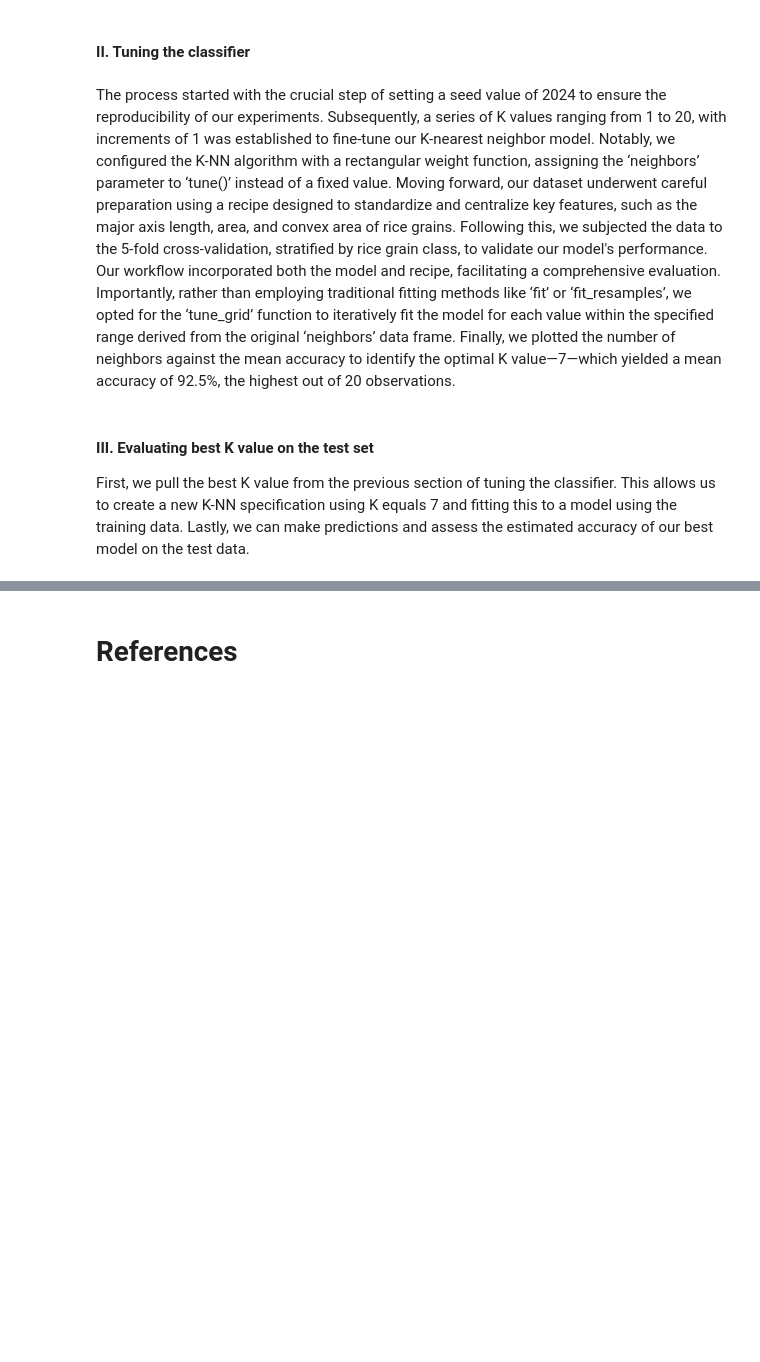
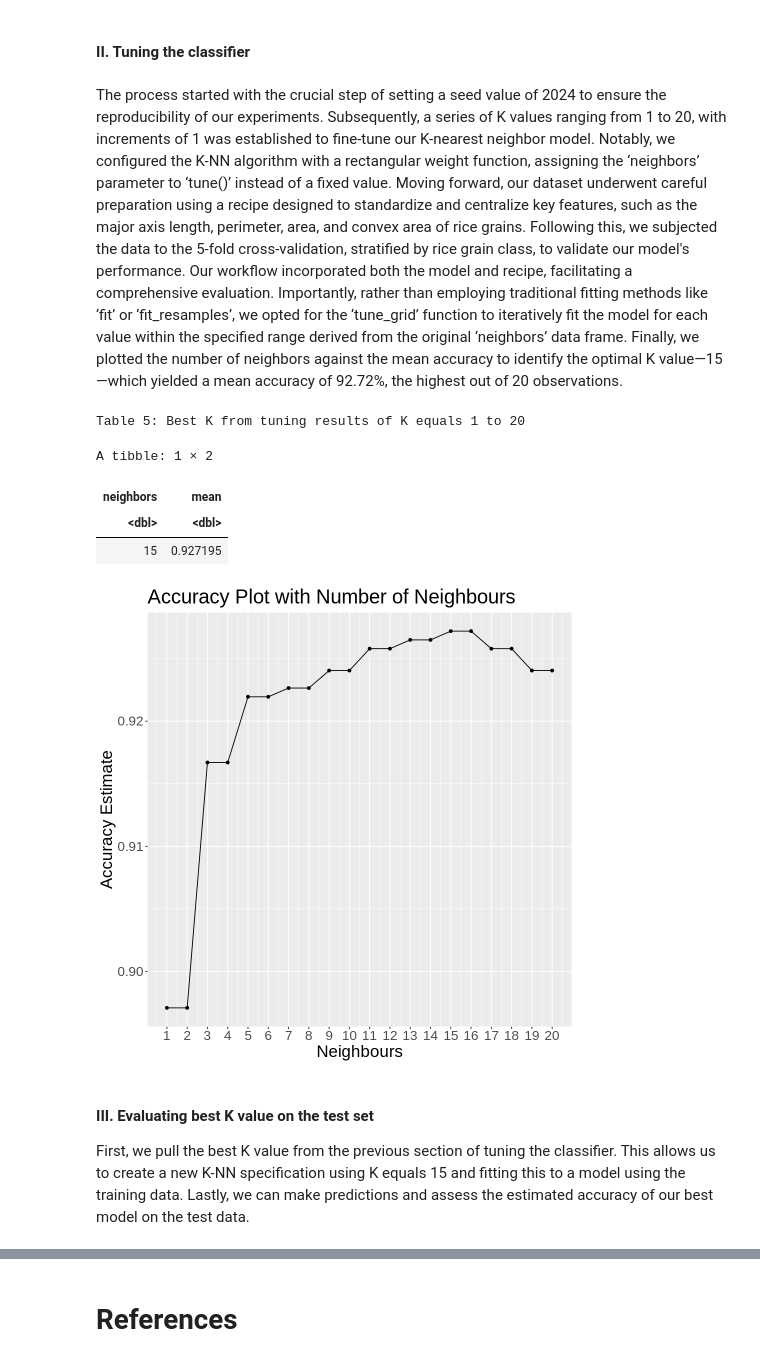
Before and after one commit to trungnguyen21/group_project_dsci, a Jupyter notebook: Group13_Report.ipynb, the cells around one changed output, grey strips where cells are left out. Saved outputs shown, nothing was run; the diff lists cells and outputs as text; code cells hidden in the pictures; blank space fills up the shorter version.

```diff
--- a/Group13_Report.ipynb
+++ b/Group13_Report.ipynb
@@ -263,4 +284,4 @@ accuracies_plot
 # %% [markdown]
 #### II. Tuning the classifier
 # %% [markdown]
-The process started with the crucial step of setting a seed value of 2024 to ensure the reproducibility of our experiments. Subsequently, a series of K values ranging from 1 to 20, with increments of 1 was established to fine-tune our K-nearest neighbor model. Notably, we configured the K-NN algorithm with a rectangular weight function, assigning the ‘neighbors’ parameter to ‘tune()’ instead of a fixed value. Moving forward, our dataset underwent careful preparation using a recipe designed to standardize and centralize key features, such as the major axis length, area, and convex area of rice grains. Following this, we subjected the data to the 5-fold cross-validation, stratified by rice grain class, to validate our model's performance. Our workflow incorporated both the model and recipe, facilitating a comprehensive evaluation. Importantly, rather than employing traditional fitting methods like ‘fit’ or ‘fit_resamples’, we opted for the ‘tune_grid’ function to iteratively fit the model for each value within the specified range derived from the original ‘neighbors’ data frame. Finally, we plotted the number of neighbors against the mean accuracy to identify the optimal K value—7—which yielded a mean accuracy of 92.5%, the highest out of 20 observations.
+The process started with the crucial step of setting a seed value of 2024 to ensure the reproducibility of our experiments. Subsequently, a series of K values ranging from 1 to 20, with increments of 1 was established to fine-tune our K-nearest neighbor model. Notably, we configured the K-NN algorithm with a rectangular weight function, assigning the ‘neighbors’ parameter to ‘tune()’ instead of a fixed value. Moving forward, our dataset underwent careful preparation using a recipe designed to standardize and centralize key features, such as the major axis length, perimeter, area, and convex area of rice grains. Following this, we subjected the data to the 5-fold cross-validation, stratified by rice grain class, to validate our model's performance. Our workflow incorporated both the model and recipe, facilitating a comprehensive evaluation. Importantly, rather than employing traditional fitting methods like ‘fit’ or ‘fit_resamples’, we opted for the ‘tune_grid’ function to iteratively fit the model for each value within the specified range derived from the original ‘neighbors’ data frame. Finally, we plotted the number of neighbors against the mean accuracy to identify the optimal K value—15—which yielded a mean accuracy of 92.72%, the highest out of 20 observations.
@@ -302,6 +288,55 @@ accuracy_plot
+# %%
+### Setting the seed
+set.seed(2024)
+
+### Tuning classifier
+k_vals <- tibble(neighbors = seq(from = 1, to = 20, by = 1))
+
+rice_spec <- nearest_neighbor(weight_func = "rectangular", neighbor = tune()) |>
+    set_engine("kknn") |>
+    set_mode("classification")
+
+rice_recipe <- recipe(class ~ major_axis_length + perimeter + area + convex_area, data = rice_train) |>
+    step_scale(all_predictors()) |>
+    step_center(all_predictors())
+
+rice_vfold <- vfold_cv(rice_train, v = 5, strata = class)
+
+rice_workflow <- workflow() |>
+    add_model(rice_spec) |>
+    add_recipe(rice_recipe) |>
+    tune_grid(resamples = rice_vfold, grid = k_vals)
+# %%
+### Creating accuracy plot
+result <- rice_workflow |>
+    collect_metrics() |>
+    filter(.metric == "accuracy")
+
+cat("Table 5: Best K from tuning results of K equals 1 to 20")
+arrange(result, -mean) |>
+    select(neighbors, mean) |>
+    slice(1)
+
+accuracy_plot <- result |>
+    ggplot(aes(x = neighbors, y = mean)) +
+    geom_line() +
+    geom_point() +
+    scale_x_continuous(breaks = seq(0, 20, by = 1)) +  # adjusting the x-axis
+    labs(title = "Accuracy Plot with Number of Neighbours",
+         x = "Neighbours",
+         y = "Accuracy Estimate") +
+    theme(text = element_text(size = 20))
+accuracy_plot
+# %% [output]
+Table 5: Best K from tuning results of K equals 1 to 20
+A tibble: 1 × 2
+| neighbors | mean |
+| <dbl> | <dbl> |
+| 15 | 0.927195 |
+[figure, added]
 # %% [markdown]
 #### III. Evaluating best K value on the test set
-First, we pull the best K value from the previous section of tuning the classifier. This allows us to create a new K-NN specification using K equals 7 and fitting this to a model using the training data. Lastly, we can make predictions and assess the estimated accuracy of our best model on the test data.
+First, we pull the best K value from the previous section of tuning the classifier. This allows us to create a new K-NN specification using K equals 15 and fitting this to a model using the training data. Lastly, we can make predictions and assess the estimated accuracy of our best model on the test data.
 # %%
 ### Pulling best K value
 best_k <- result |>
```
Also changed, not shown: parts of 12 cells of this notebook.
